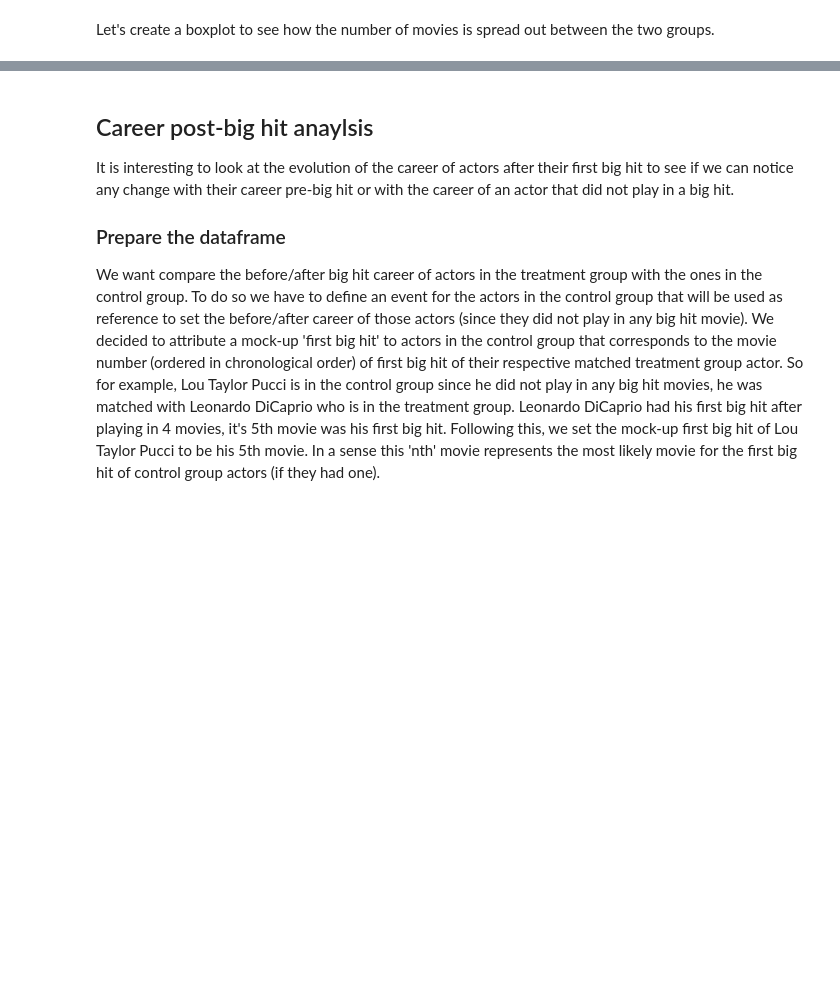
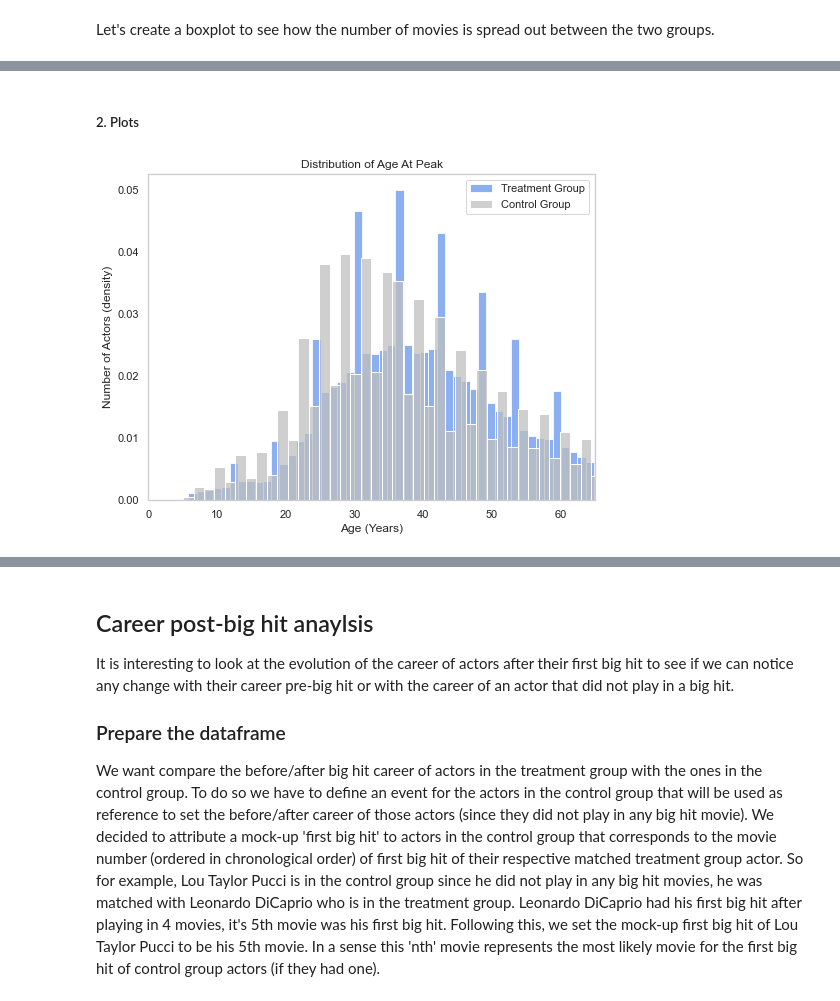
Before and after one commit to epfl-ada/ada-2023-project-pinacolada23, a Jupyter notebook: observational_study.ipynb, the cells around one changed output, grey strips where cells are left out. Drawn from its saved outputs; the diff is of its cells as text; code cells hidden in the pictures; blank space fills up the shorter version.

```diff
--- a/observational_study.ipynb
+++ b/observational_study.ipynb
@@ -291,0 +357,20 @@ From this boxplot, it appears that:
+# %% [markdown]
+##### 2. Plots
+# %%
+# Set the style
+sns.set(style="whitegrid")
+
+# Plot histograms
+plt.figure(figsize=(8, 6))
+plt.xlim([0, 65])
+plt.grid(False)
+sns.histplot(treatment_group['age_at_peak'], color="cornflowerblue", label='Treatment Group', stat='density')
+sns.histplot(control_group['age_at_peak'], color="silver", label='Control Group', stat='density')
+
+plt.title('Distribution of Age At Peak')
+plt.xlabel('Age (Years)')
+plt.ylabel('Number of Actors (density)')
+plt.legend()
+plt.show()
+# %% [output]
+[figure, added]
```
Also changed, not shown: parts of 24 cells of this notebook.
